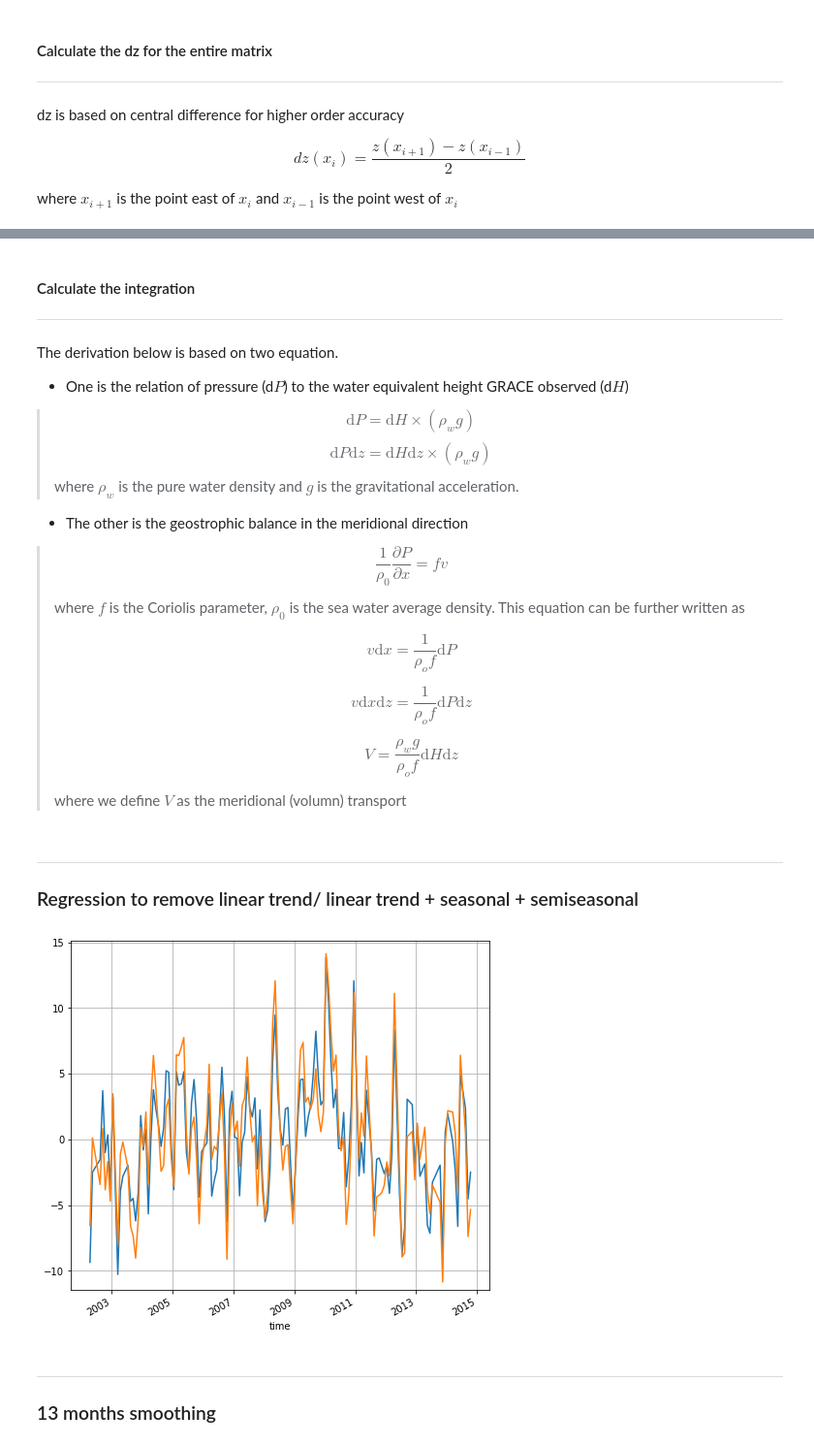
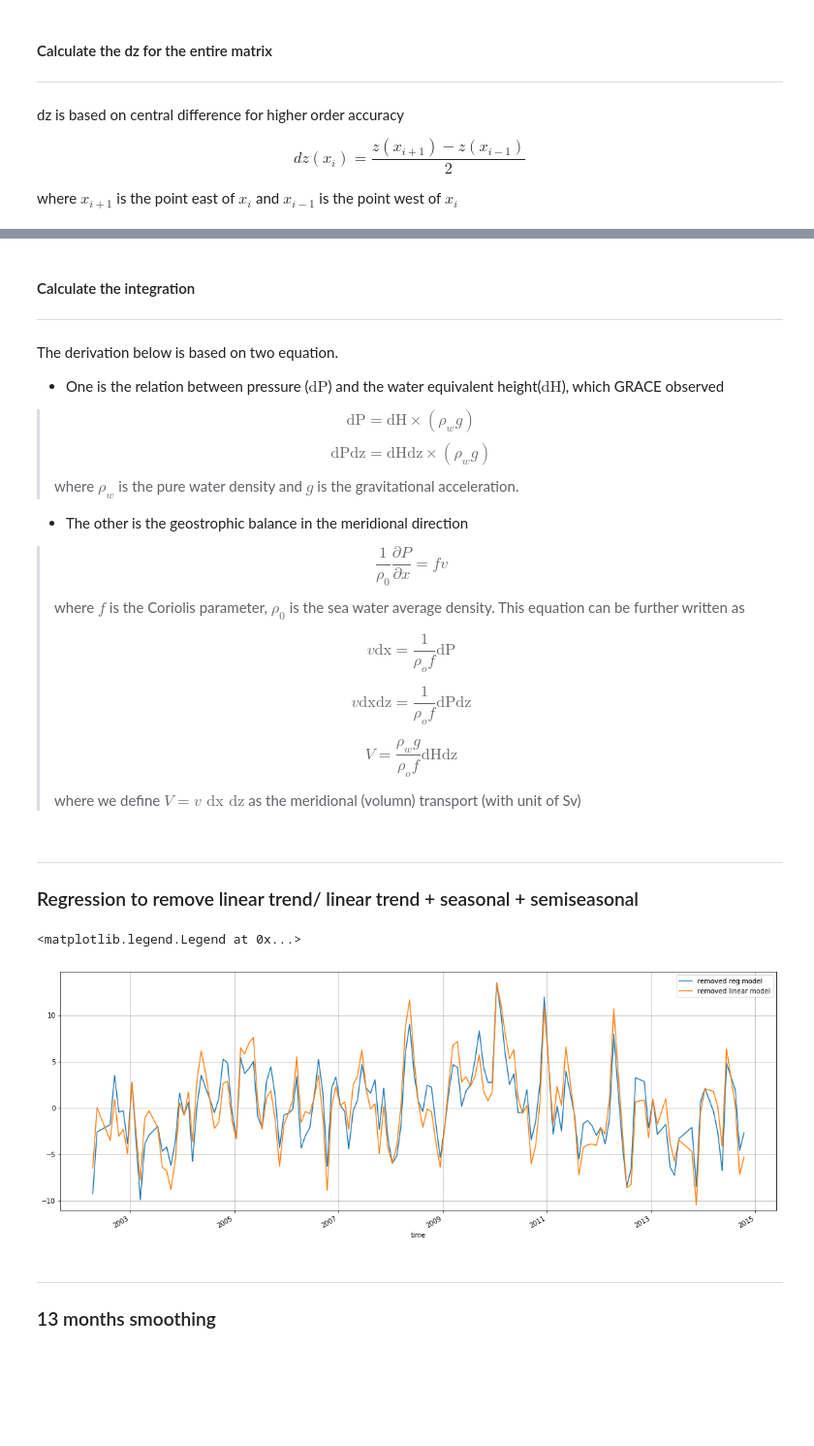
Before and after one commit to chiaweh2/arctic_ocean, a Jupyter notebook: ocean_transport.ipynb, the cells around one changed output, grey strips where cells are left out. Shown at 97% size. Saved outputs shown, nothing was run; the diff lists cells and outputs as text; code cells hidden in the pictures; blank space fills up the shorter version.

```diff
--- a/ocean_transport.ipynb
+++ b/ocean_transport.ipynb
@@ -149,9 +152,9 @@ z2=-5000
 
 ######  setting for the boundary ######
 dx=0.5
-sel_lat=26.25
+sel_lat=26.75
 sel_lon_range_west=np.arange(280.25,290.25,0.5)
-sel_lon_range_east=np.arange(330.25,350.25,0.5)
+sel_lon_range_east=np.arange(335.25,350.25,0.5)
 #######################################
 # %%
 #### define xarray for the latitude band
@@ -267,10 +270,10 @@ ax2.set_title('Eastern boudary along %0.2f$^{\circ}N$'%sel_lat)
 ---
 The derivation below is based on two equation.
 
-* One is the relation of pressure (d$P$) to the water equivalent height GRACE observed (d$H$)
+* One is the relation between pressure ($\text{dP}$) and the water equivalent height($\text{dH}$), which GRACE observed
 
-> $$ \text{d}P = \text{d}H\times(\rho_w g)  $$
-> $$ \text{d}P \text{d}z= \text{d}H\text{d}z\times(\rho_w g)  $$
+> $$ \text{dP} = \text{dH}\times(\rho_w g)  $$
+> $$ \text{dP} \text{dz}= \text{dH}\text{dz}\times(\rho_w g)  $$
 > where $\rho_w$ is the pure water density and $g$ is the gravitational acceleration.
 
 * The other is the geostrophic balance in the meridional direction
@@ -278,13 +281,13 @@ The derivation below is based on two equation.
 > $$ \frac{1}{\rho_0}\frac{\partial P}{\partial x} = fv $$
 > where $f$ is the Coriolis parameter, $\rho_0$ is the sea water average density. This equation can be further written as
 >
-> $$ v\text{d}x = \frac{1}{\rho_o f}\text{d}P$$
+> $$ v\text{dx} = \frac{1}{\rho_o f}\text{dP}$$
 >
-> $$ v\text{d}x \text{d}z = \frac{1}{\rho_o f}\text{d}P\text{d}z$$
+> $$ v\text{dx} \text{dz} = \frac{1}{\rho_o f}\text{dP}\text{dz}$$
 >
-> $$ V = \frac{\rho_w g}{\rho_o f}\text{d}H\text{d}z$$
+> $$ V = \frac{\rho_w g}{\rho_o f}\text{dH}\text{dz}$$
 >
-> where we define $V$ as the meridional (volumn) transport
+> where we define $V = v\text{ dx}\text{ dz}$ as the meridional (volumn) transport (with unit of Sv)
 # %%
 omass_dz_w=omass.z.sel(lat=sel_lat)*0.01*-(dz_ew_loc_w.sel(lon=lon_loc_w[indw])) # h*-(dz_ew) = cm * 0.01 * m
 omass_dz_e=omass.z.sel(lat=sel_lat)*0.01*(dz_ew_loc_e.sel(lon=lon_loc_e[inde]))  # h*(dz_ew)  = cm * 0.01 * m
@@ -299,30 +302,32 @@ meridN=meridN_e+meridN_w
 # %%
 from time_convert import time_convert
 ts=time_convert(meridN.time)
 yeardate=ts.tarray_month2year()
 
 from regression import regress
 reg=regress(axis=yeardate)
 dict1=reg.multivar_regress(meridN.values,predef_var='semisea_sea_lin')
 list_variates=dict1['list_variates']
 betas=dict1['beta']
 linmodel=betas[0]*list_variates[0]+betas[1]*list_variates[1]
 model=dict1['model']
 res=meridN.values-model
 reslin=meridN.values-linmodel
 meridN_res=xr.DataArray(res, coords={"time":meridN.time},dims="time")
 meridN_reslin=xr.DataArray(reslin, coords={"time":meridN.time},dims="time")
 
-fig=plt.figure(figsize=[4,5])
+fig=plt.figure(figsize=[10,5])
 ax1=fig.add_axes([0,0,1.5,1])
 # meridN.plot(ax=ax1)
 # meridN_res.plot(ax=ax1)
 # meridN_sm.plot(ax=ax1)
-meridN_res.plot(ax=ax1)
-meridN_reslin.plot(ax=ax1)
+meridN_res.plot(ax=ax1,label='removed reg model')
+meridN_reslin.plot(ax=ax1,label='removed linear model')
 ax1.grid()
+ax1.legend()
 # %% [output]
+<matplotlib.legend.Legend at 0x...>
-[figure, old version]
+[figure, new version]
 # %% [markdown]
 ---
 ### 13 months smoothing
```
Also changed, not shown: parts of 6 cells of this notebook, 4 other files.
